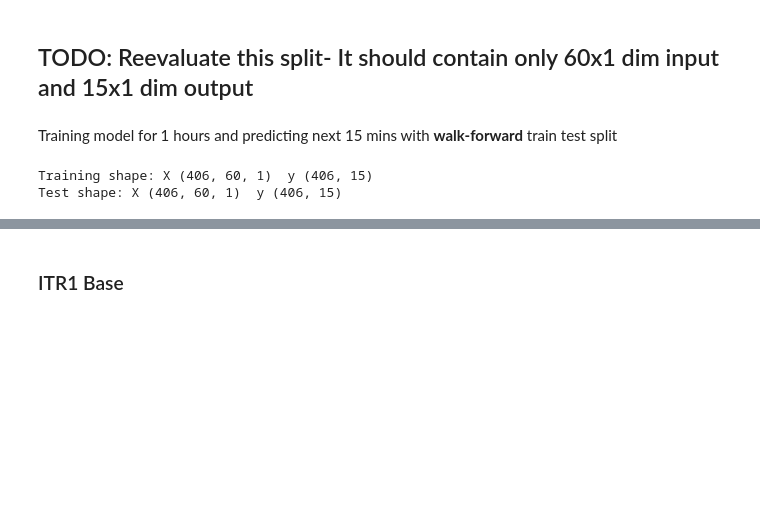
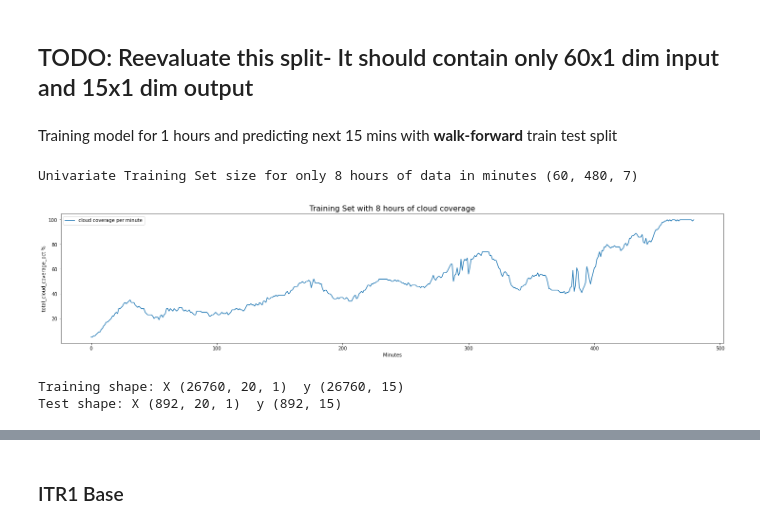
Before and after one commit to mrutyunjay17/solar-cloud-coverage-prediction, a Jupyter notebook: experiment_1.ipynb, the cells around one changed output, grey strips where cells are left out. Cells and saved outputs as stored; diff of their text form; code cells hidden in the pictures; blank space fills up the shorter version.

```diff
--- a/experiment_1.ipynb
+++ b/experiment_1.ipynb
@@ -225,6 +225,6 @@ Splitting train and test data for 1 day each
 # split a univariate dataset into train/test sets
 #Data is (days, minutes, features)
 #training on 1 day, testing on 1 day
-train, test = dataset[0,:, :] , dataset[1,:, :]
+train, test = dataset[0:60,:, :] , dataset[60:62,:, :]
 print(train.shape, test.shape)
 # %% [output]
@@ -349,8 +357,21 @@ def summarize_scores(name, score, scores):
     print('%s: [%.3f] %s' % (name, score, s_scores))
 # %% [markdown]
 Training model for 1 hours and predicting next 15 mins with **walk-forward** train test split
+# %%
+print("Univariate Training Set size for only 8 hours of data in minutes", train.shape)
+
+plt.figure(figsize=(25,5))
+plt.plot(train[0, :, -1], label="cloud coverage per minute")
+plt.xlabel("Minutes")
+plt.ylabel("total_cloud_coverage_pct %")
+plt.legend()
+plt.title("Training Set with 8 hours of cloud coverage", fontsize=16)
+plt.show()
+# %% [output]
+Univariate Training Set size for only 8 hours of data in minutes (60, 480, 7)
+[figure, added]
 # %%
-INPUT_DURATION_MINS = 60
+INPUT_DURATION_MINS = 20
 PRED_DURATION_MINS = 15
 
 train_x , train_y = to_supervised(train, INPUT_DURATION_MINS,  PRED_DURATION_MINS)
@@ -359,5 +380,5 @@ print("Training shape: X",train_x.shape," y", train_y.shape)
 test_x, test_y = to_supervised(test, INPUT_DURATION_MINS,  PRED_DURATION_MINS)
 print("Test shape: X",test_x.shape," y", test_y.shape)
 # %% [output]
-Training shape: X (406, 60, 1)  y (406, 15)
-Test shape: X (406, 60, 1)  y (406, 15)
+Training shape: X (26760, 20, 1)  y (26760, 15)
+Test shape: X (892, 20, 1)  y (892, 15)
```
Also changed, not shown: parts of 15 cells of this notebook, 1 other file.
